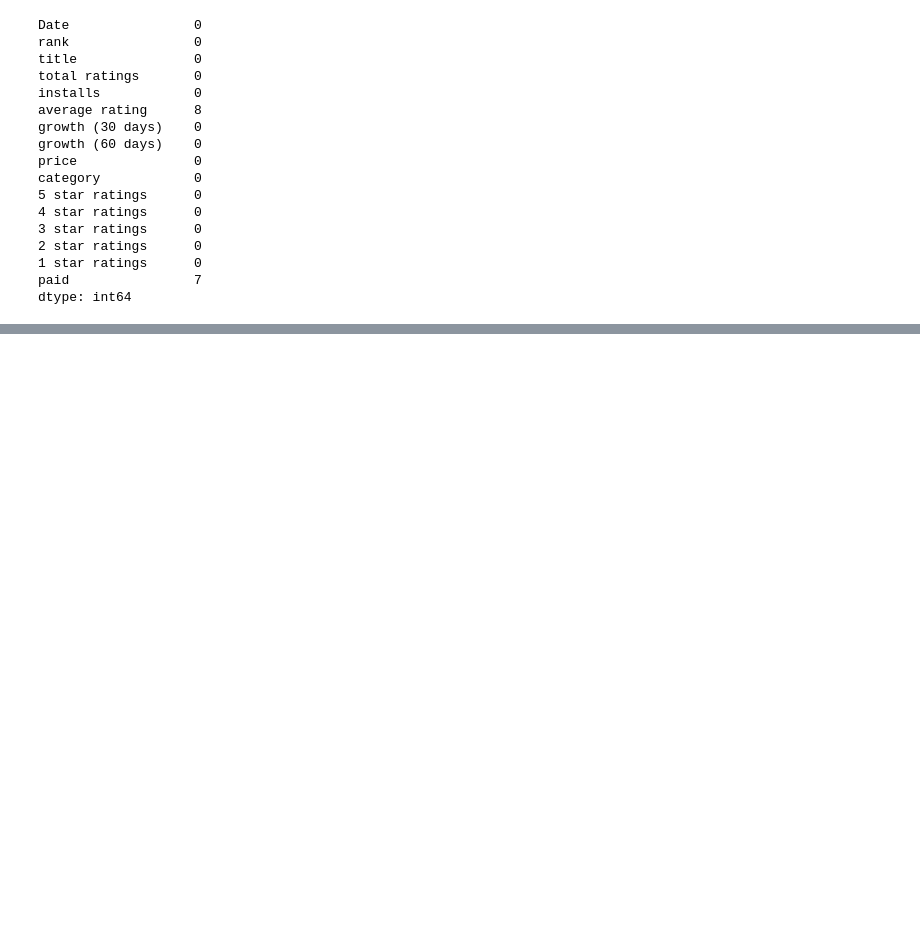
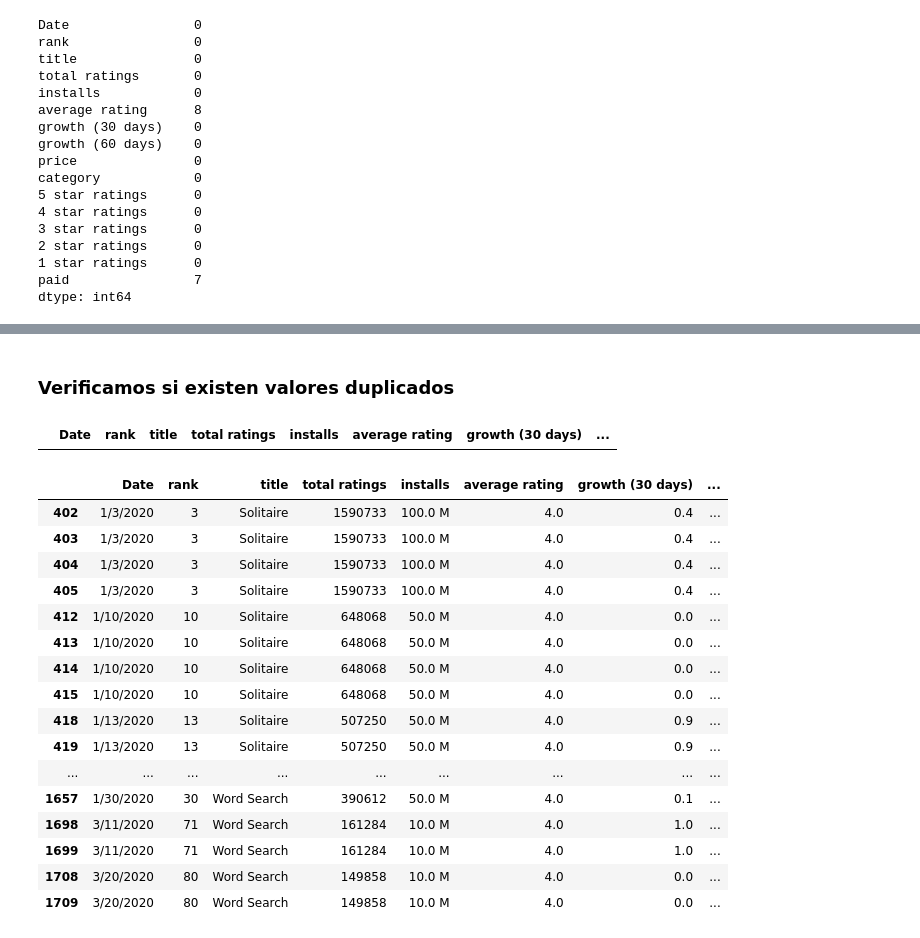
Before and after one commit to JeanetteBarrera/cleaning_data, a Jupyter notebook: cleaning_data.ipynb, the cells around one changed output, grey strips where cells are left out. Saved outputs shown, nothing was run; the diff lists cells and outputs as text; code cells hidden in the pictures; blank space fills up the shorter version.

Commit message:
Limpieza de datos finalizada, se agrega nuevo dataframe

```diff
--- a/cleaning_data.ipynb
+++ b/cleaning_data.ipynb
@@ -10,7 +10,7 @@ import matplotlib.pyplot as plt
 import seaborn as sns
 import plotly.graph_objects as go
 # %%
-df = pd.read_csv('./dataset/android-games.csv')
+df = pd.read_csv('./datasets/android-games.csv')
 df.describe().T
 # %% [output]
 |  | count | mean | std | min | 25% | 50% | 75% | max |
@@ -50,0 +73,7 @@ dtype: int64
+# %%
+# .fillna -> encuentra los valores nulos y los reemplaza por el valor que le pasemos
+# inplace -> para que modifique el dataframe original.
+
+values = {"average rating" : 4}
+df.fillna(value = values, inplace = True)
+df.info()
@@ -50,0 +100,8 @@ dtype: int64
+# %%
+# Recorremos el dataframe, validamos y lo modificamos
+
+for i in range(len(df['price'])):
+    if df['price'][i] != 0:
+        df['paid'][i] = True
+    else:
+        df['paid'][i] = False
@@ -50,0 +159,26 @@ dtype: int64
+# %% [markdown]
+### Verificamos si existen valores duplicados
+# %%
+df[df.duplicated()]
+# %% [output]
+|  | Date | rank | title | total ratings | installs | average rating | growth (30 days) | ... |
+# %%
+df[df.duplicated(subset=['Date','rank','title','total ratings','category'], keep = False)]
+# %% [output]
+|  | Date | rank | title | total ratings | installs | average rating | growth (30 days) | ... |
+| 402 | 1/3/2020 | 3 | Solitaire | 1590733 | 100.0 M | 4.0 | 0.4 | ... |
+| 403 | 1/3/2020 | 3 | Solitaire | 1590733 | 100.0 M | 4.0 | 0.4 | ... |
+| 404 | 1/3/2020 | 3 | Solitaire | 1590733 | 100.0 M | 4.0 | 0.4 | ... |
+| 405 | 1/3/2020 | 3 | Solitaire | 1590733 | 100.0 M | 4.0 | 0.4 | ... |
+| 412 | 1/10/2020 | 10 | Solitaire | 648068 | 50.0 M | 4.0 | 0.0 | ... |
+| 413 | 1/10/2020 | 10 | Solitaire | 648068 | 50.0 M | 4.0 | 0.0 | ... |
+| 414 | 1/10/2020 | 10 | Solitaire | 648068 | 50.0 M | 4.0 | 0.0 | ... |
+| 415 | 1/10/2020 | 10 | Solitaire | 648068 | 50.0 M | 4.0 | 0.0 | ... |
+| 418 | 1/13/2020 | 13 | Solitaire | 507250 | 50.0 M | 4.0 | 0.9 | ... |
+| 419 | 1/13/2020 | 13 | Solitaire | 507250 | 50.0 M | 4.0 | 0.9 | ... |
+| ... | ... | ... | ... | ... | ... | ... | ... | ... |
+| 1657 | 1/30/2020 | 30 | Word Search | 390612 | 50.0 M | 4.0 | 0.1 | ... |
+| 1698 | 3/11/2020 | 71 | Word Search | 161284 | 10.0 M | 4.0 | 1.0 | ... |
+| 1699 | 3/11/2020 | 71 | Word Search | 161284 | 10.0 M | 4.0 | 1.0 | ... |
+| 1708 | 3/20/2020 | 80 | Word Search | 149858 | 10.0 M | 4.0 | 0.0 | ... |
+| 1709 | 3/20/2020 | 80 | Word Search | 149858 | 10.0 M | 4.0 | 0.0 | ... |
```
Also changed, not shown: parts of 34 cells of this notebook, 1 other file.
